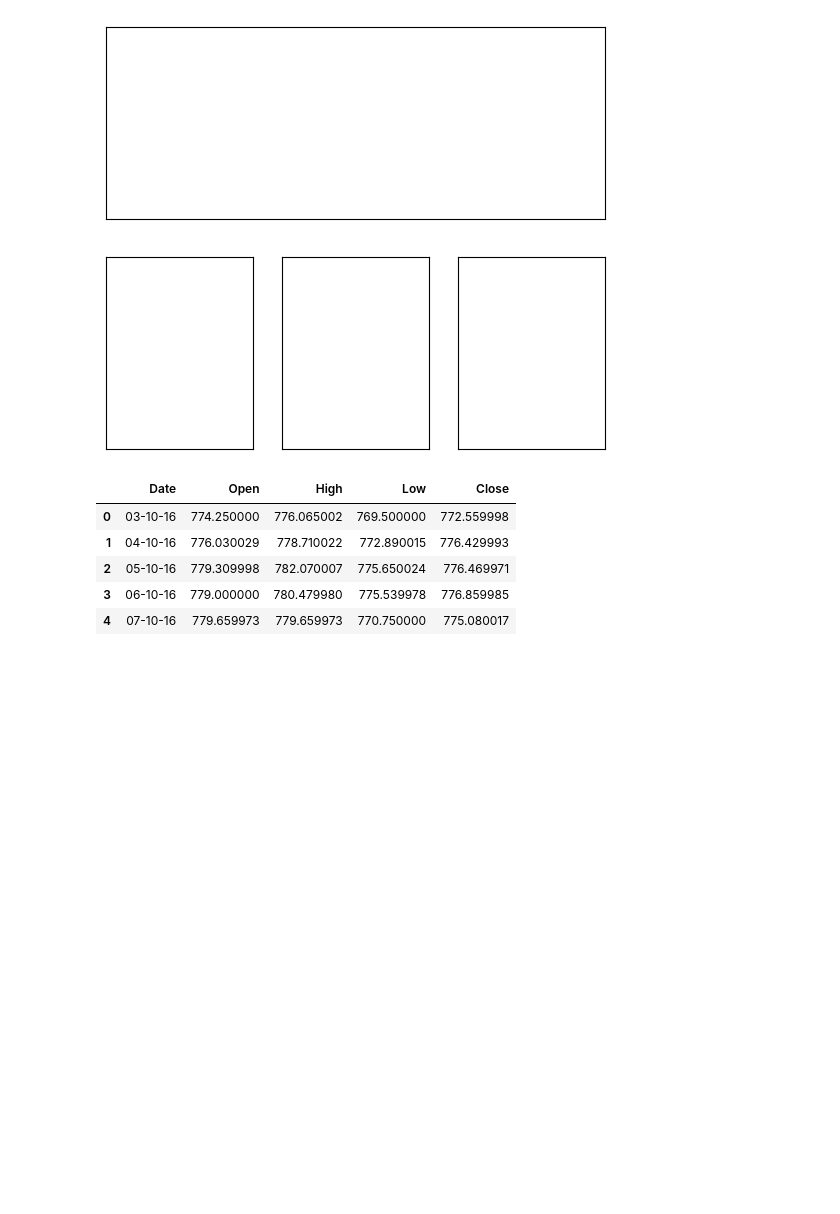
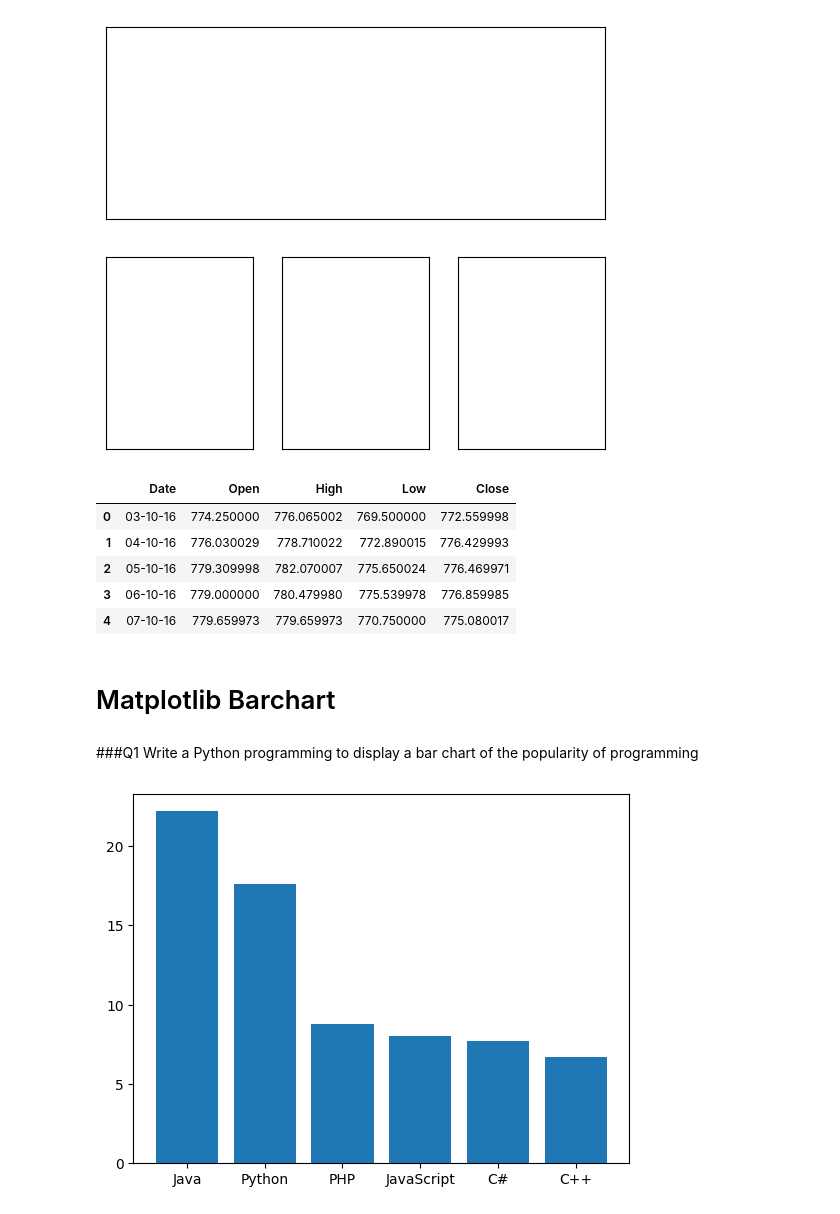
Before and after one commit to Harsh020802/Data_Analysis, a Jupyter notebook: Question.ipynb, the cells around one changed output. Saved outputs shown, nothing was run; the diff lists cells and outputs as text; code cells hidden in the pictures; blank space fills up the shorter version.

Commit message:
Bar Chart Question

```diff
--- a/Question.ipynb
+++ b/Question.ipynb
@@ -236,3 +236,13 @@ read
 | 2 | 05-10-16 | 779.309998 | 782.070007 | 775.650024 | 776.469971 |
 | 3 | 06-10-16 | 779.000000 | 780.479980 | 775.539978 | 776.859985 |
 | 4 | 07-10-16 | 779.659973 | 779.659973 | 770.750000 | 775.080017 |
+# %% [markdown]
+# Matplotlib Barchart
+# %% [markdown]
+###Q1 Write a Python programming to display a bar chart of the popularity of programming
+# %%
+Programming_languages= ['Java', 'Python', 'PHP', 'JavaScript', 'C#', 'C++']
+Popularity= [22.2, 17.6, 8.8, 8, 7.7, 6.7]
+bars=plt.bar(Programming_languages,Popularity)
+# %% [output]
+[figure, added]
```
Also changed, not shown: parts of 7 cells of this notebook.
